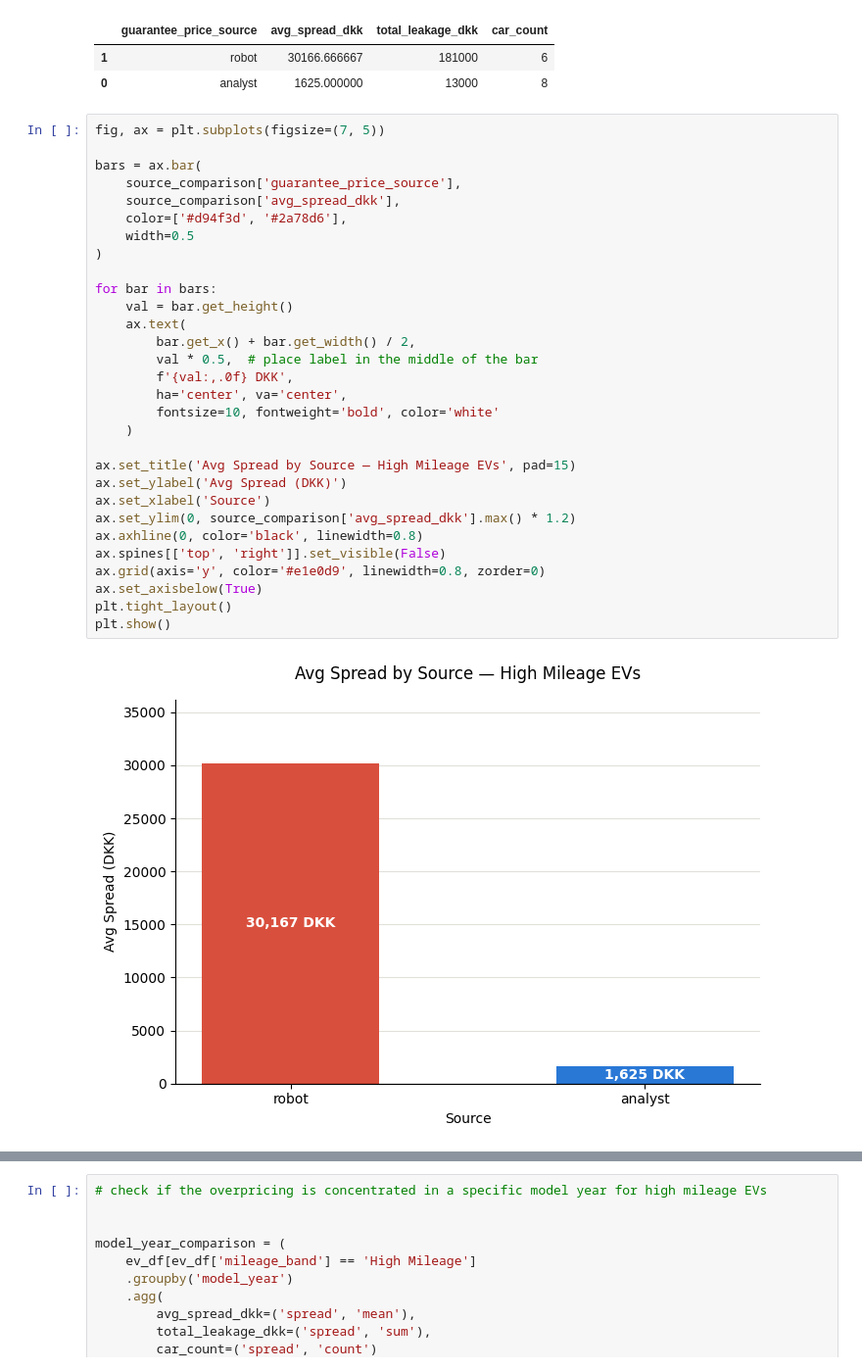
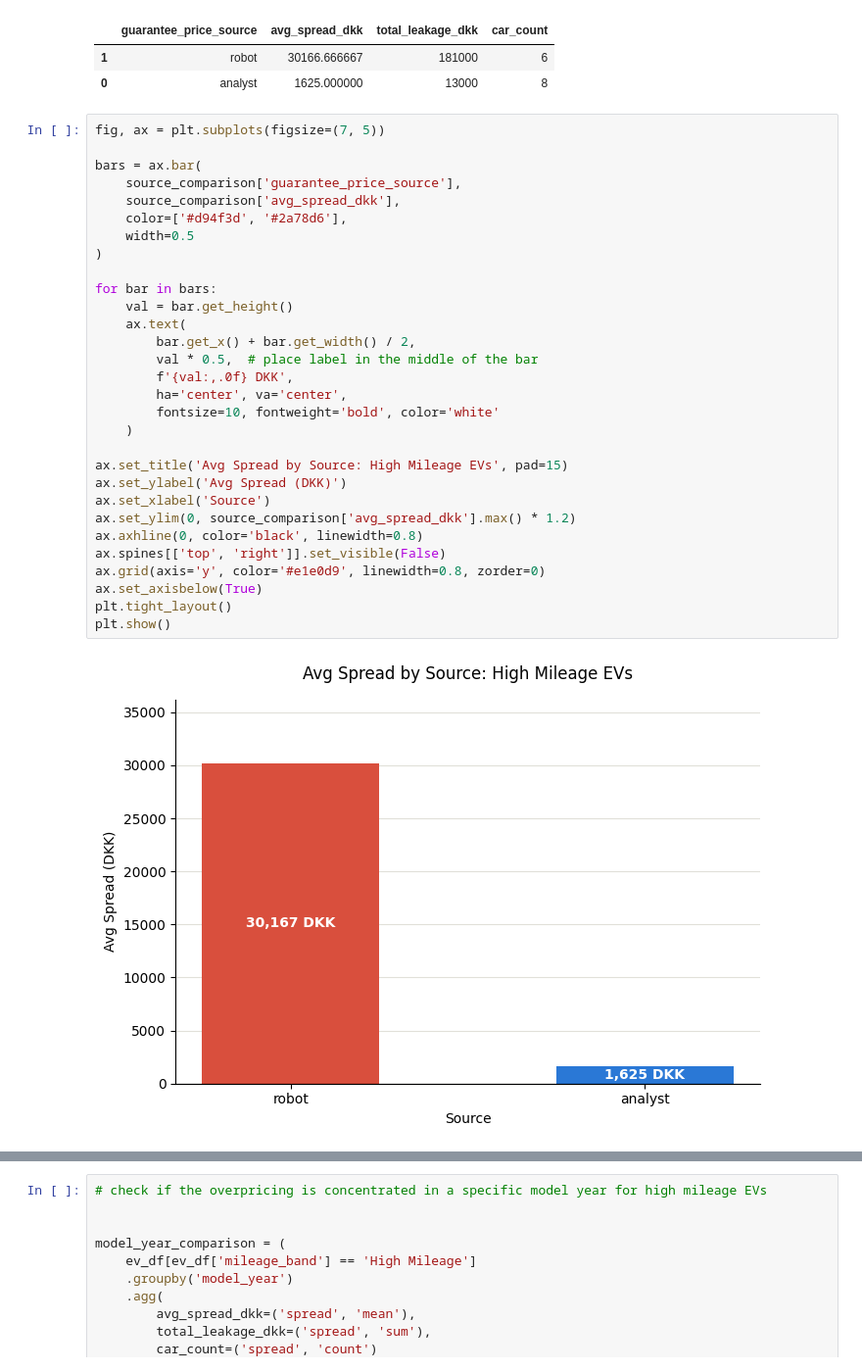
Before and after one commit to Yassdata/portfolio-website, a Jupyter notebook: public/projects/ev-pricing-investigation/analysis.ipynb, the cells around one changed output, grey strips where cells are left out. Shown at 98% size. Saved outputs shown, nothing was run; the diff lists cells and outputs as text.

```diff
--- a/public/projects/ev-pricing-investigation/analysis.ipynb
+++ b/public/projects/ev-pricing-investigation/analysis.ipynb
@@ -246,33 +246,33 @@ display(source_comparison)
 # %%
 fig, ax = plt.subplots(figsize=(7, 5))
 
 bars = ax.bar(
     source_comparison['guarantee_price_source'],
     source_comparison['avg_spread_dkk'],
     color=['#d94f3d', '#2a78d6'],
     width=0.5
 )
 
 for bar in bars:
     val = bar.get_height()
     ax.text(
         bar.get_x() + bar.get_width() / 2,
         val * 0.5,  # place label in the middle of the bar
         f'{val:,.0f} DKK',
         ha='center', va='center',
         fontsize=10, fontweight='bold', color='white'
     )
 
-ax.set_title('Avg Spread by Source — High Mileage EVs', pad=15)
+ax.set_title('Avg Spread by Source: High Mileage EVs', pad=15)
 ax.set_ylabel('Avg Spread (DKK)')
 ax.set_xlabel('Source')
 ax.set_ylim(0, source_comparison['avg_spread_dkk'].max() * 1.2)
 ax.axhline(0, color='black', linewidth=0.8)
 ax.spines[['top', 'right']].set_visible(False)
 ax.grid(axis='y', color='#e1e0d9', linewidth=0.8, zorder=0)
 ax.set_axisbelow(True)
 plt.tight_layout()
 plt.show()
 # %% [output]
-[figure, old version]
+[figure, new version]
 # %% [markdown]
```
Also changed, not shown: parts of 9 cells of this notebook, 17 other files.
